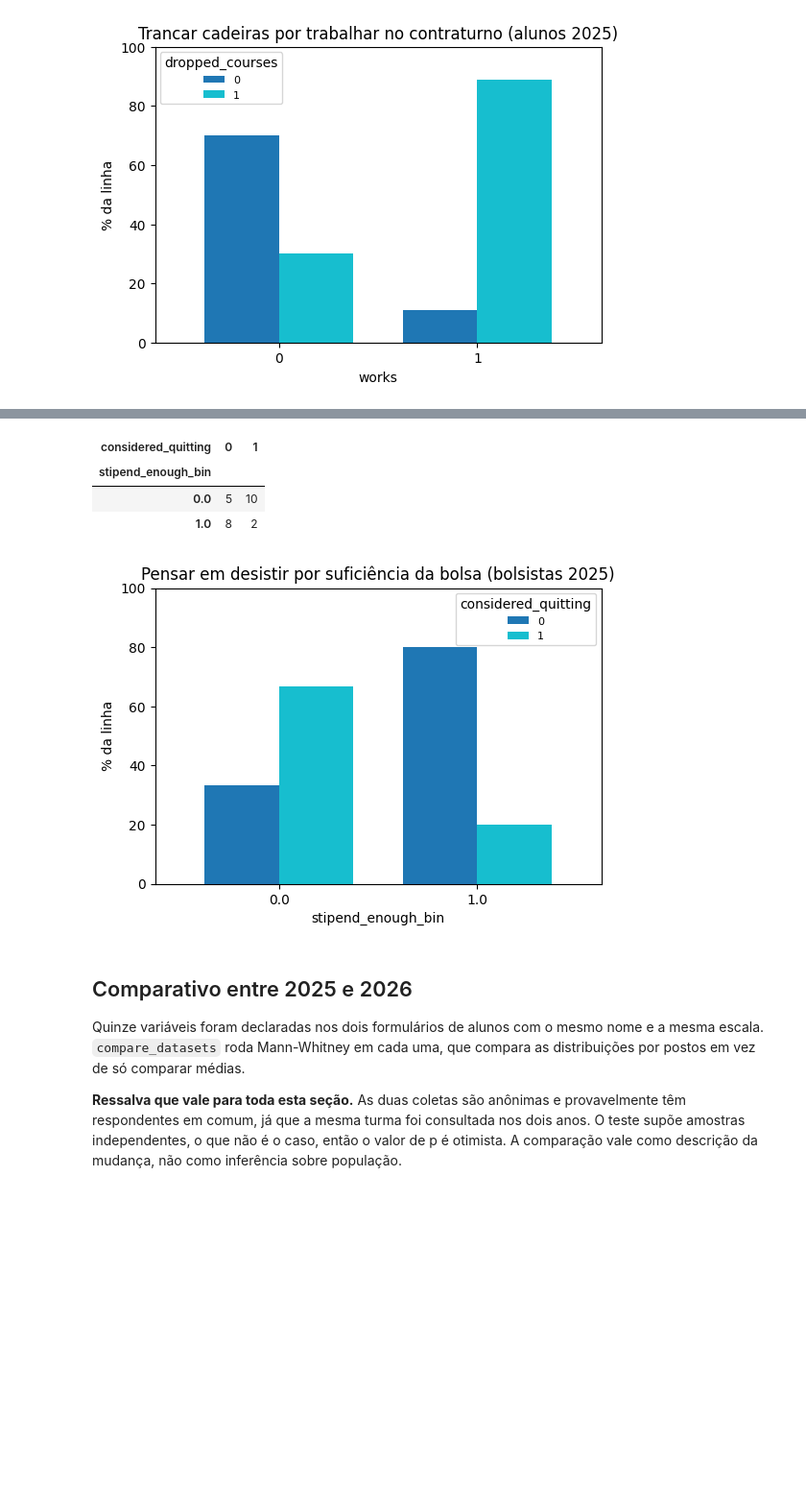
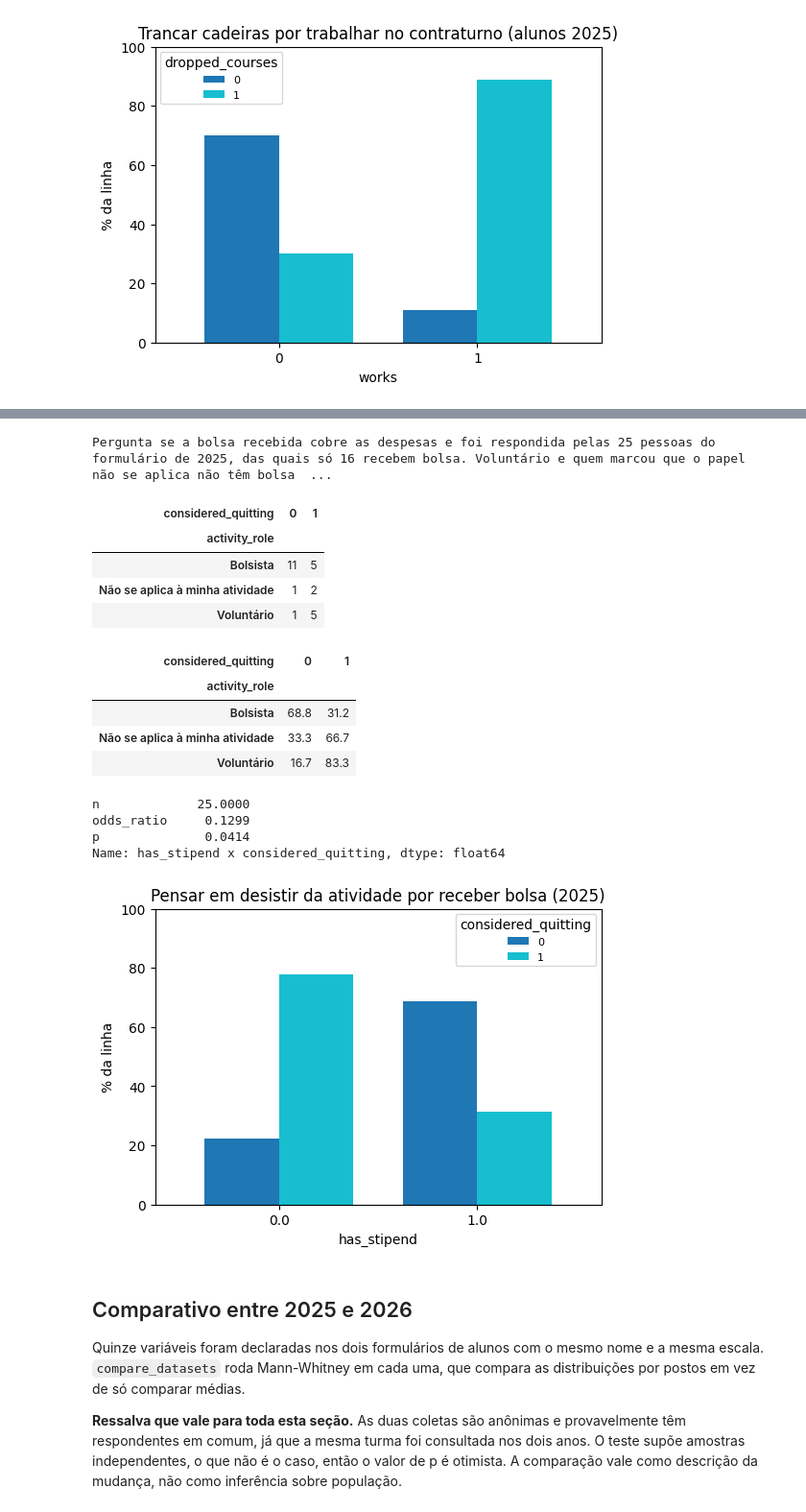
Before and after one commit to Gabriel-c0Nsp/analise-motivacao, a Jupyter notebook: analise-motivacao.ipynb, the cells around one changed output, grey strips where cells are left out. Shown at 96% size. Cells and saved outputs as stored; diff of their text form; code cells hidden in the pictures; blank space fills up the shorter version.

```diff
--- a/analise-motivacao.ipynb
+++ b/analise-motivacao.ipynb
@@ -1005,15 +1035,33 @@ A bolsa ser suficiente é o que separa: entre quem concorda que ela cobre as des
 # %%
-display(crosstab_counts(researchers_2025_06, "stipend_enough_bin", "considered_quitting"))
-plot_crosstab(
-    crosstab_rowperc(researchers_2025_06, "stipend_enough_bin", "considered_quitting"),
-    title="Pensar em desistir por suficiência da bolsa (bolsistas 2025)",
-);
+print(CAVEATS["stipend_enough"])
+
+display(crosstab_counts(researchers_2025_06, "activity_role", "considered_quitting"))
+display(crosstab_rowperc(researchers_2025_06, "activity_role", "considered_quitting"))
+
+display(fisher(researchers_2025_06, "has_stipend", "considered_quitting").round(4))
 # %% [output]
+Pergunta se a bolsa recebida cobre as despesas e foi respondida pelas 25 pessoas do formulário de 2025, das quais só 16 recebem bolsa. Voluntário e quem marcou que o papel não se aplica não têm bolsa  ...
 | considered_quitting | 0 | 1 |
-| stipend_enough_bin |  |  |
-| 0.0 | 5 | 10 |
-| 1.0 | 8 | 2 |
+| activity_role |  |  |
+| Bolsista | 11 | 5 |
+| Não se aplica à minha atividade | 1 | 2 |
+| Voluntário | 1 | 5 |
-[figure, removed]
+| considered_quitting | 0 | 1 |
+| activity_role |  |  |
+| Bolsista | 68.8 | 31.2 |
+| Não se aplica à minha atividade | 33.3 | 66.7 |
+| Voluntário | 16.7 | 83.3 |
+n             25.0000
+odds_ratio     0.1299
+p              0.0414
+Name: has_stipend x considered_quitting, dtype: float64
+# %%
+plot_crosstab(
+    crosstab_rowperc(researchers_2025_06, "has_stipend", "considered_quitting"),
+    title="Pensar em desistir da atividade por receber bolsa (2025)",
+);
+# %% [output]
+[figure, added]
 # %% [markdown]
 ## Comparativo entre 2025 e 2026
 
```
Also changed, not shown: parts of 9 cells of this notebook, 9 other files.
